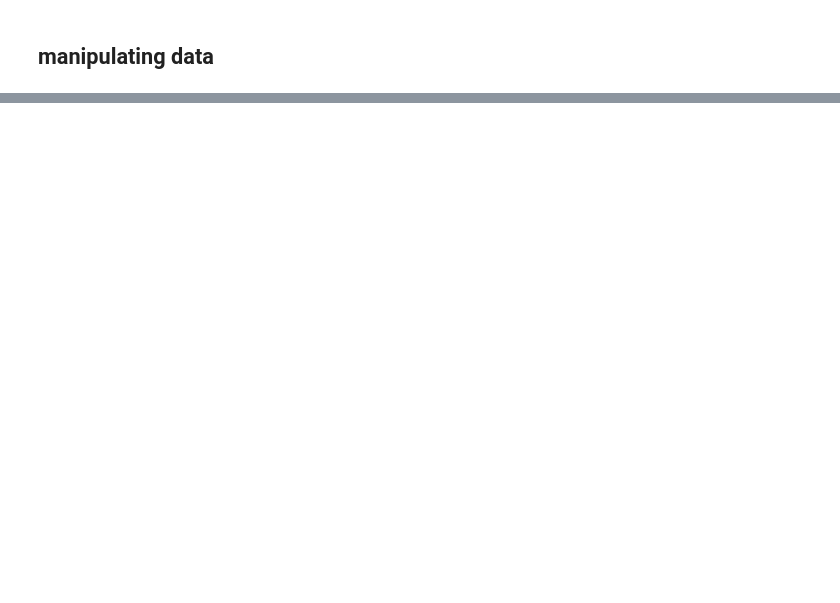
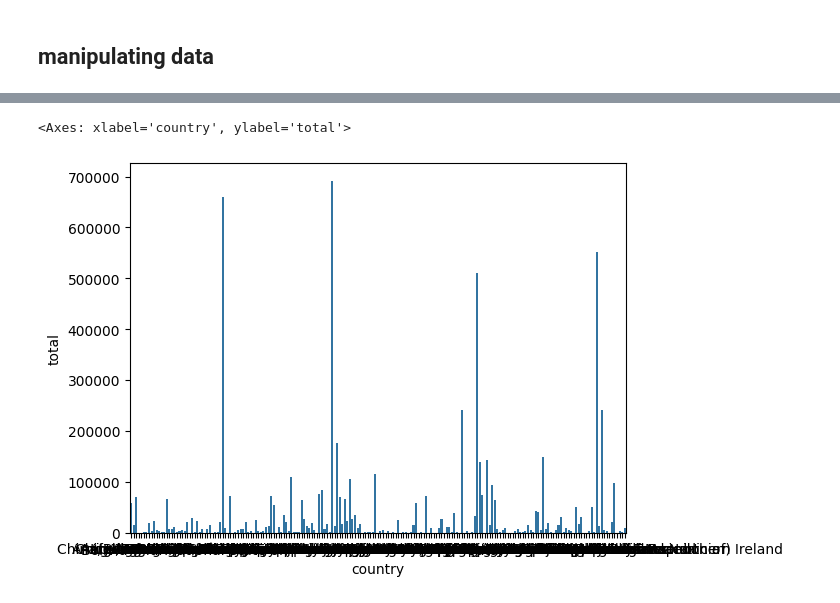
Before and after one commit to atishey-jain-007/python-data-science-course, a Jupyter notebook: pandas.ipynb, the cells around one changed output, grey strips where cells are left out. Cells and saved outputs as stored; diff of their text form; code cells hidden in the pictures; blank space fills up the shorter version.

```diff
--- a/pandas.ipynb
+++ b/pandas.ipynb
@@ -123,0 +82,6 @@ d2['average']= d2['english']+d2['math']+d2['science']
+# %%
+df["total"]=df[list(range(1980,2014))].sum(axis=1)
+df
+# %%
+df['dummy_col']= 1
+df
@@ -123,0 +93,13 @@ d2['average']= d2['english']+d2['math']+d2['science']
+# %%
+#drop
+cols_to_drop=['Type','Coverage','AREA','REG','DEV','dummy_col']
+df =df.drop(columns=cols_to_drop)
+# %%
+df =df.rename(
+    columns={
+        'OdName':'country',
+        'AreaName':'continent',
+        'DevName':'status',
+        'RegName':'region'
+    }
+)
@@ -123,0 +122,5 @@ d2['average']= d2['english']+d2['math']+d2['science']
+# %%
+sns.barplot(df,x='country',y='total')
+# %% [output]
+<Axes: xlabel='country', ylabel='total'>
+[figure, added]
```
Also changed, not shown: parts of 16 cells of this notebook.
